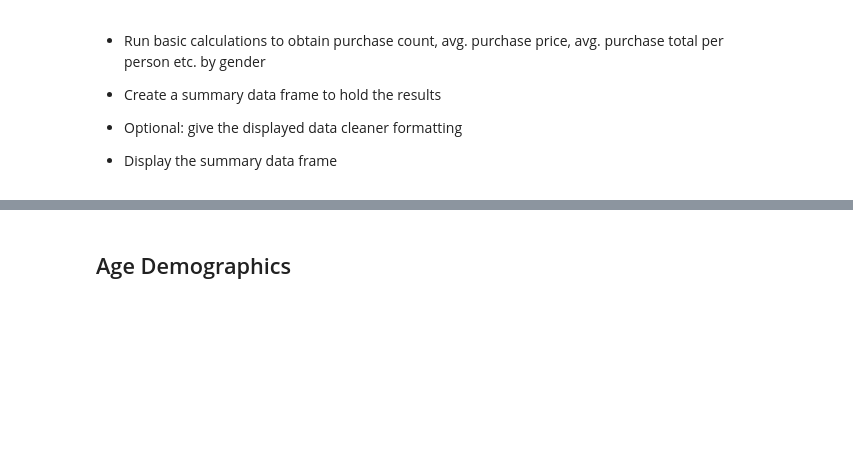
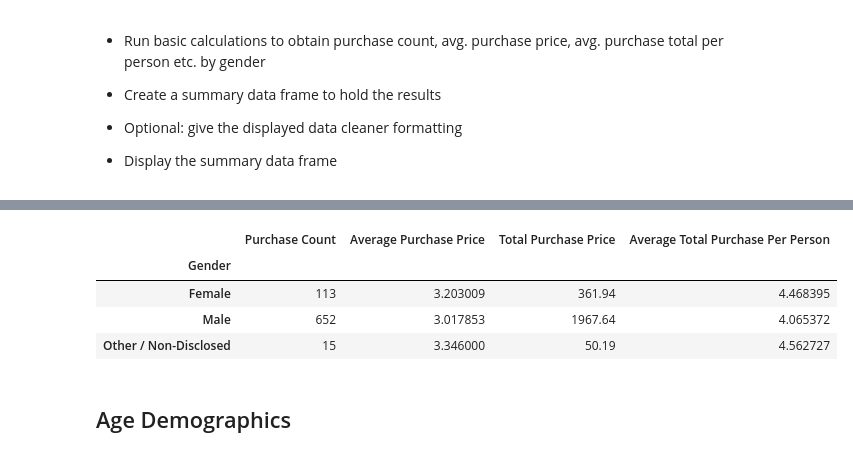
Before and after one commit to EMENGH/pandas-challenge, a Jupyter notebook: HeroesOfPymoli/HeroesOfPymoli_starter.ipynb, the cells around one changed output, grey strips where cells are left out. Cells and saved outputs as stored; diff of their text form; code cells hidden in the pictures; blank space fills up the shorter version.

```diff
--- a/HeroesOfPymoli/HeroesOfPymoli_starter.ipynb
+++ b/HeroesOfPymoli/HeroesOfPymoli_starter.ipynb
@@ -130,3 +132,34 @@ gender_count_percent_summary
+# %%
+
+purchase_count = group_by_gender["Price"].count()
+purchase_count
+
+purchase_avg = group_by_gender["Price"].mean()
+purchase_avg
+
+tot_purchase_price = group_by_gender["Price"].sum()
+tot_purchase_price
+
+unique_SN_count = group_by_gender["SN"].nunique()
+unique_SN_count
+
+avg_tot_purchase_per_person = (tot_purchase_value / unique_SN_count)
+avg_tot_purchase_per_person
+
+gender_demo_dict = {"Purchase Count": purchase_count,
+                    "Average Purchase Price": purchase_avg,
+                    "Total Purchase Price": tot_purchase_price,
+                    "Average Total Purchase Per Person": avg_tot_purchase_per_person,
+                   }
+
+gender_demograph_summary = pd.DataFrame(gender_demo_dict)
+gender_demograph_summary
+# %% [output]
+|  | Purchase Count | Average Purchase Price | Total Purchase Price | Average Total Purchase Per Person |
+| Gender |  |  |  |  |
+| Female | 113 | 3.203009 | 361.94 | 4.468395 |
+| Male | 652 | 3.017853 | 1967.64 | 4.065372 |
+| Other / Non-Disclosed | 15 | 3.346000 | 50.19 | 4.562727 |
 # %% [markdown]
 ## Age Demographics
 # %% [markdown]
```
Also changed, not shown: parts of 2 cells of this notebook.
